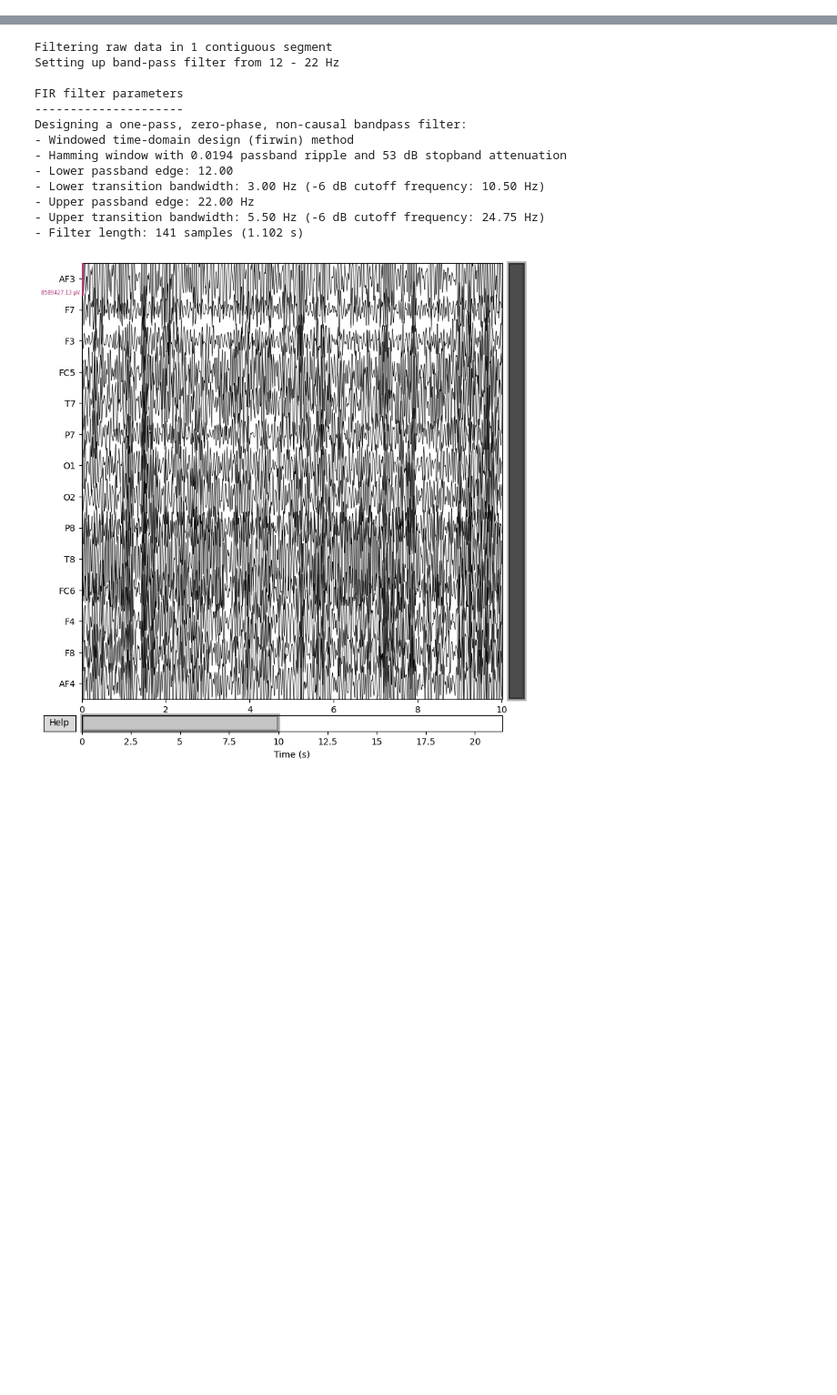
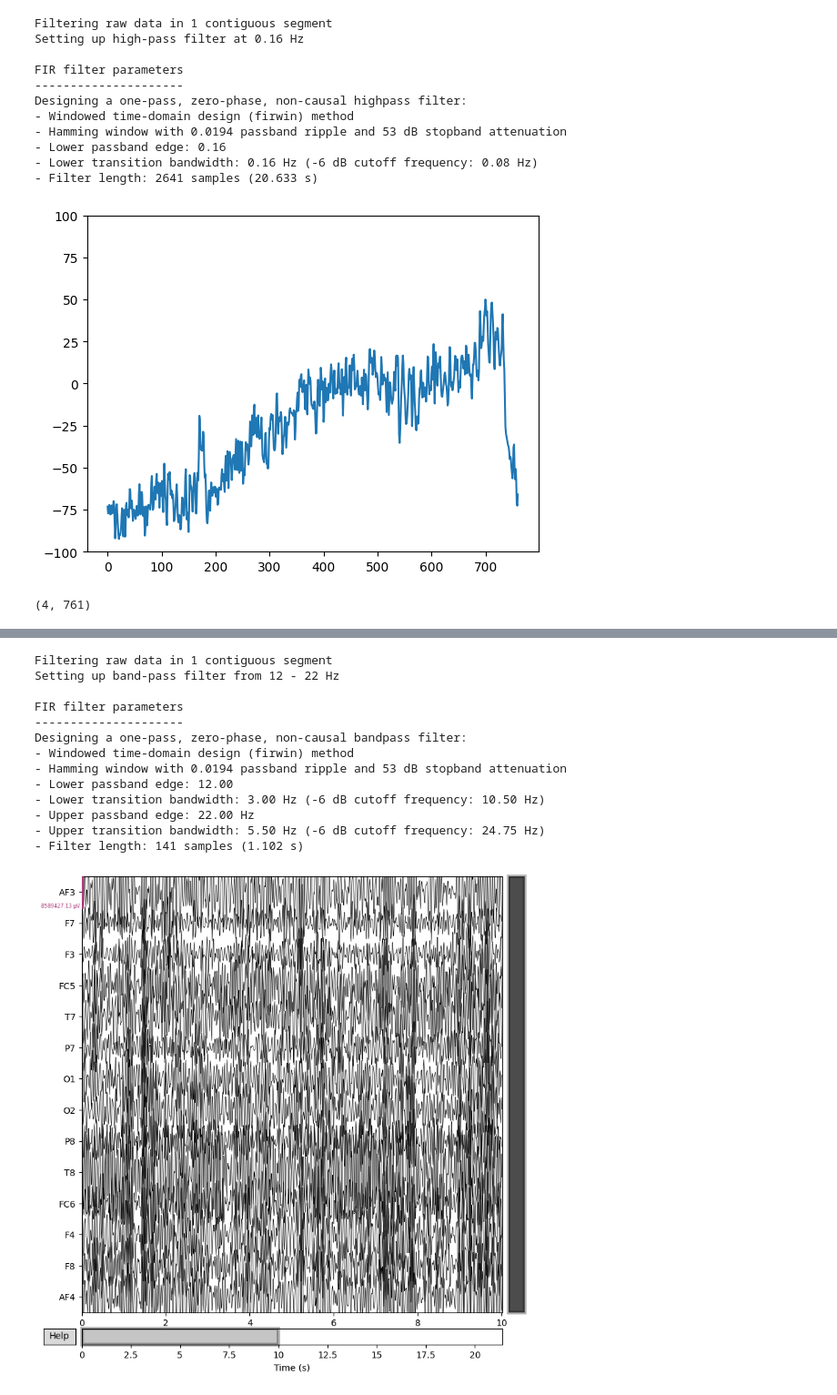
Before and after one commit to lizocf/Cognitive-Canvas-EEG, a Jupyter notebook: notebooks/filters.ipynb, the cells around one changed output, grey strips where cells are left out. Shown at 91% size. Saved outputs shown, nothing was run; the diff lists cells and outputs as text; code cells hidden in the pictures; blank space fills up the shorter version.

```diff
--- a/notebooks/filters.ipynb
+++ b/notebooks/filters.ipynb
@@ -71,3 +74,32 @@ def filter(raw,start,stop):
     raw_copy = raw.copy()
     filtered_eeg = raw_copy.filter(start,stop, picks='eeg')
     return filtered_eeg
+# %%
+filtered = filter(raw, .16, stop=None)
+
+plt.plot(filtered.get_data()[0])
+plt.ylim([-100,100])
+plt.show()
+# filtered.plot(scalings = "auto", proj=False, n_channels=len(raw.ch_names))
+# plt.show()
+# b_psd = filtered.compute_psd()
+# freqs = b_psd.freqs
+# psd_data = b_psd.data
+# print(psd_data)
+# %% [output]
+Filtering raw data in 1 contiguous segment
+Setting up high-pass filter at 0.16 Hz
+
+FIR filter parameters
+---------------------
+Designing a one-pass, zero-phase, non-causal highpass filter:
+- Windowed time-domain design (firwin) method
+- Hamming window with 0.0194 passband ripple and 53 dB stopband attenuation
+- Lower passband edge: 0.16
+- Lower transition bandwidth: 0.16 Hz (-6 dB cutoff frequency: 0.08 Hz)
+- Filter length: 2641 samples (20.633 s)
+[figure, added]
+# %%
+filtered.get_data().shape
+# %% [output]
+(4, 761)
```
Also changed, not shown: parts of 4 cells of this notebook, 12 other files.
